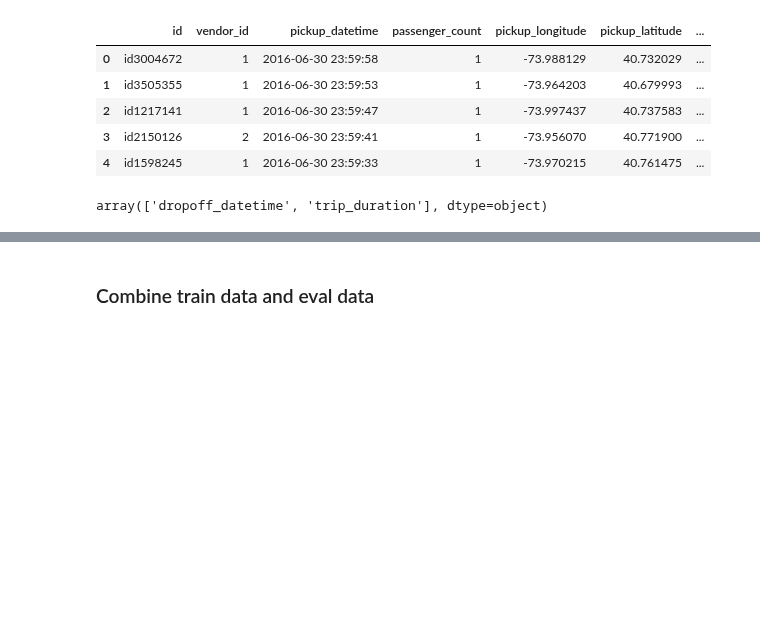
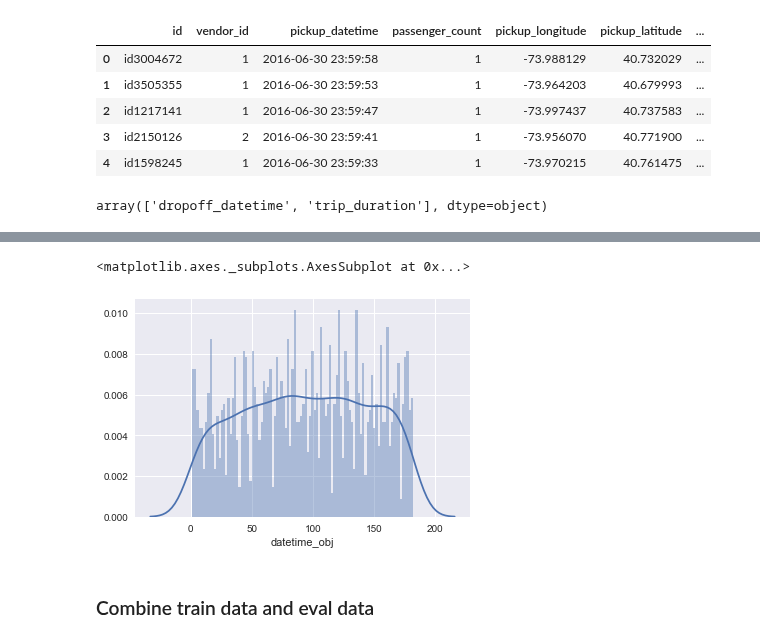
Before and after one commit to latuannetnam/kaggle, a Jupyter notebook: New York City Taxi Trip Duration/nb-taxi-trip-duration-v1.ipynb, the cells around one changed output, grey strips where cells are left out. Cells and saved outputs as stored; diff of their text form; code cells hidden in the pictures; blank space fills up the shorter version.

```diff
--- a/New York City Taxi Trip Duration/nb-taxi-trip-duration-v1.ipynb
+++ b/New York City Taxi Trip Duration/nb-taxi-trip-duration-v1.ipynb
@@ -96,3 +123,8 @@ array(['dropoff_datetime', 'trip_duration'], dtype=object)
+# %%
+sns.distplot(data1['datetime_obj'].dt.dayofyear, bins=100)
+# %% [output]
+<matplotlib.axes._subplots.AxesSubplot at 0x...>
+[figure, added]
 # %% [markdown]
 ### Combine train data and eval data
 # %%
```
Also changed, not shown: parts of 5 cells of this notebook, 3 other files.
